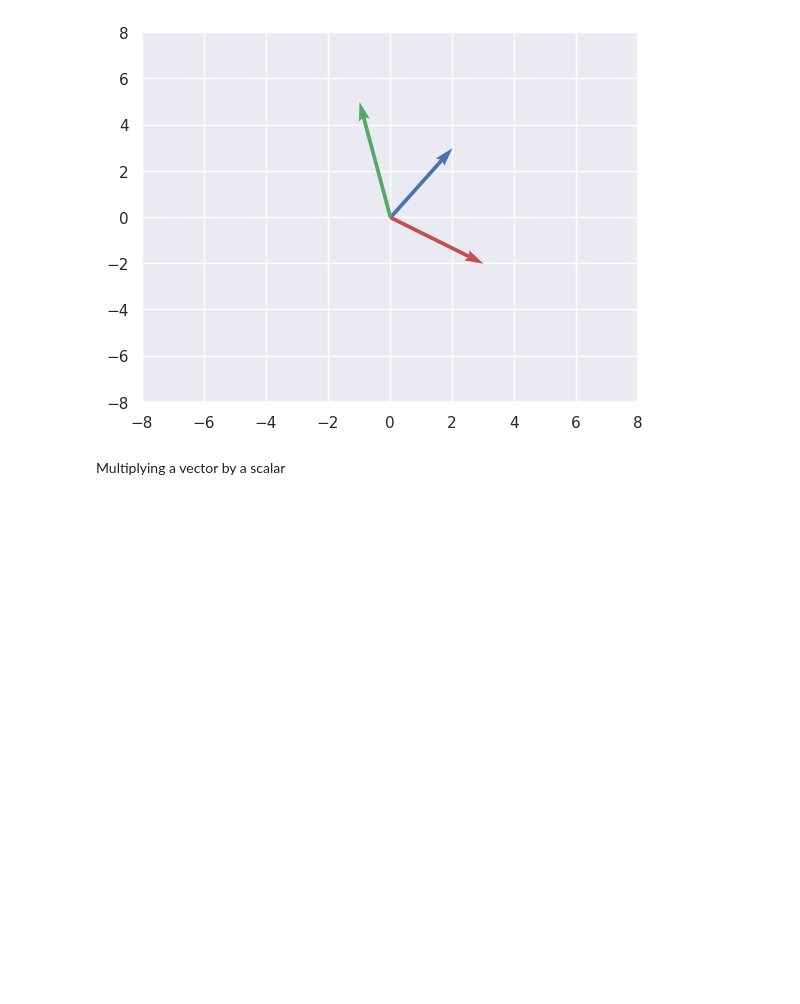
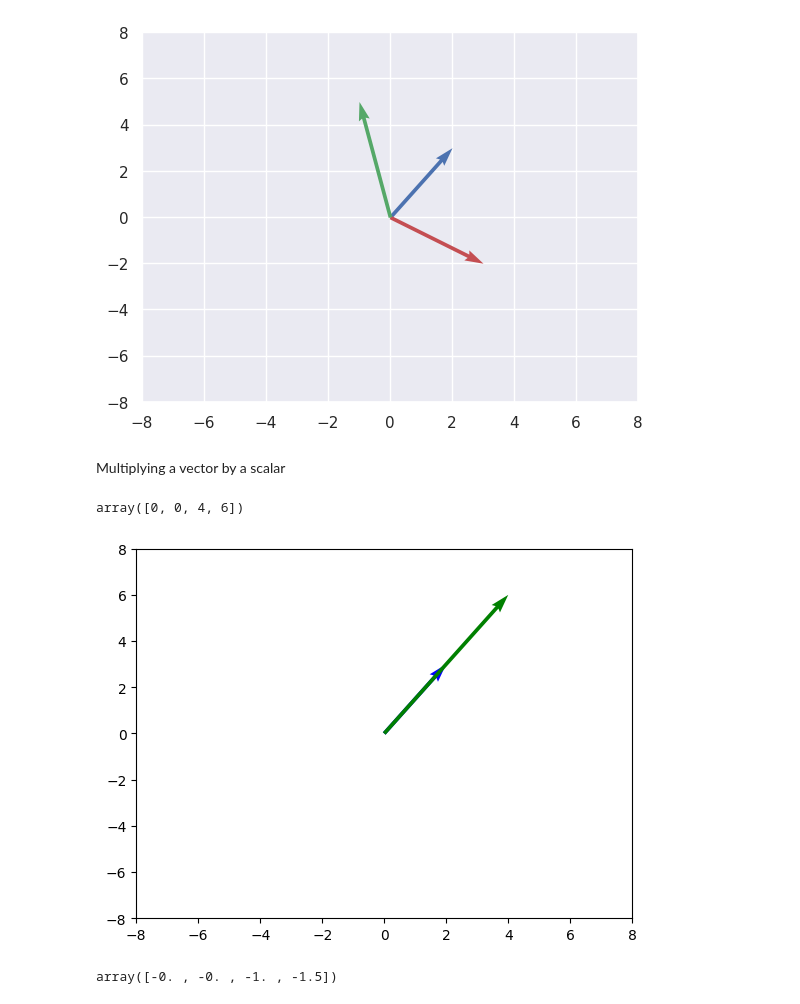
Before and after one commit to Amankumar10/AI_beginners_practice_bySiddhardhan__in_googlecolab_and_juipternotebook, a Jupyter notebook: 5.1.3 Vector Operations - in python - Part 1.ipynb, the cells around one changed output. Saved outputs shown, nothing was run; the diff lists cells and outputs as text; code cells hidden in the pictures; blank space fills up the shorter version.

```diff
--- a/5.1.3 Vector Operations - in python - Part 1.ipynb
+++ b/5.1.3 Vector Operations - in python - Part 1.ipynb
@@ -85,3 +85,23 @@ plt.show()
 [figure]
 # %% [markdown]
 Multiplying a vector by a scalar
+# %%
+vectors_1 = np.asarray([0,0,2,3])
+vectors_2 = vectors_1*2
+vectors_2
+# %% [output]
+array([0, 0, 4, 6])
+# %%
+plt.quiver(0,0,2,3, scale_units = 'xy',angles='xy',scale=1,color='b')
+plt.quiver(0, 0, 4, 6, scale_units = 'xy',angles='xy',scale=1,color='g')
+plt.xlim(-8,8)
+plt.ylim(-8,8)
+plt.show()
+# %% [output]
+[figure, added]
+# %%
+vectors_1 = np.asarray([0,0,2,3])
+vectors_2 = vectors_1*-0.5
+vectors_2
+# %% [output]
+array([-0. , -0. , -1. , -1.5])
```
Also changed, not shown: parts of 1 cell of this notebook, 1 other file.
